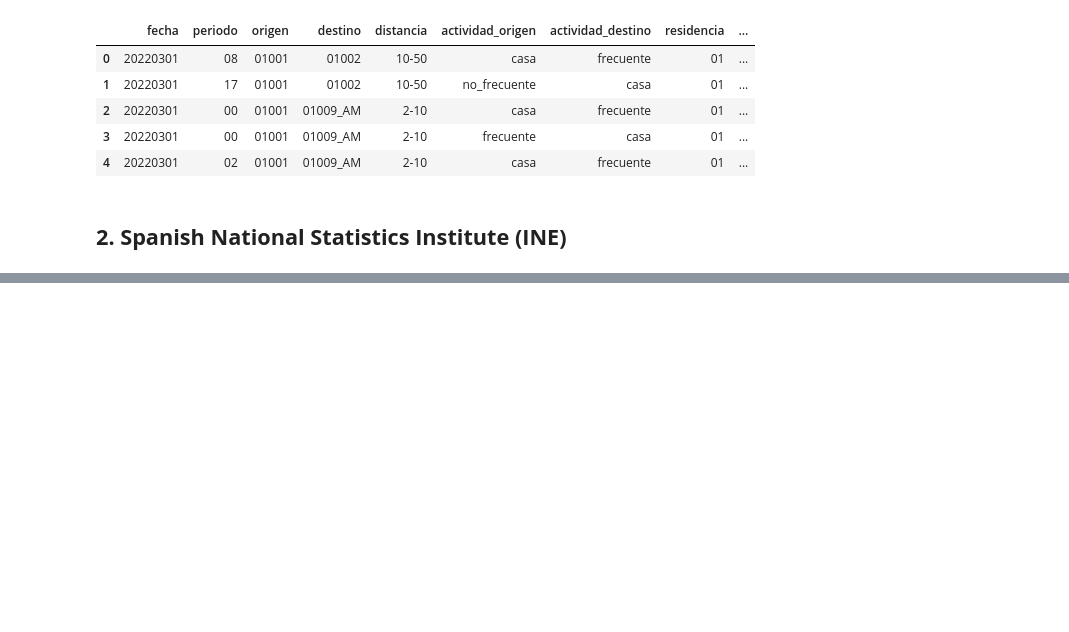
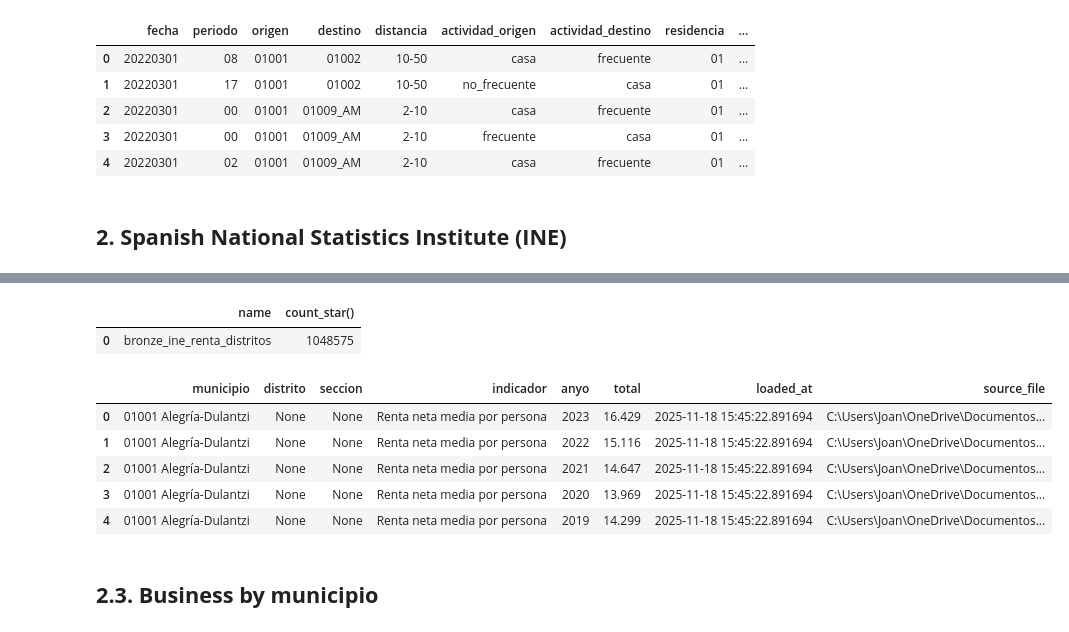
Before and after one commit to bgramaje/muceim-bigdata_project, a Jupyter notebook: notebooks/layers/bronze_v2.ipynb, the cells around one changed output, grey strips where cells are left out. Saved outputs shown, nothing was run; the diff lists cells and outputs as text; code cells hidden in the pictures; blank space fills up the shorter version.

Commit message:
update bronze and new silver

```diff
--- a/notebooks/layers/bronze_v2.ipynb
+++ b/notebooks/layers/bronze_v2.ipynb
@@ -1075,0 +1164,23 @@ SQL("""
+# %%
+SQL("""
+    SELECT 'bronze_ine_renta_distritos' as name, COUNT(*)
+    FROM bronze_ine_renta_distritos;
+""")
+# %% [output]
+|  | name | count_star() |
+| 0 | bronze_ine_renta_distritos | 1048575 |
+# %%
+SQL("""
+    SELECT *
+    FROM bronze_ine_renta_distritos
+    LIMIT 5;
+""")
+# %% [output]
+|  | municipio | distrito | seccion | indicador | anyo | total | loaded_at | source_file |
+| 0 | 01001 Alegría-Dulantzi | None | None | Renta neta media por persona | 2023 | 16.429 | 2025-11-18 15:45:22.891694 | C:\Users\Joan\OneDrive\Documentos... |
+| 1 | 01001 Alegría-Dulantzi | None | None | Renta neta media por persona | 2022 | 15.116 | 2025-11-18 15:45:22.891694 | C:\Users\Joan\OneDrive\Documentos... |
+| 2 | 01001 Alegría-Dulantzi | None | None | Renta neta media por persona | 2021 | 14.647 | 2025-11-18 15:45:22.891694 | C:\Users\Joan\OneDrive\Documentos... |
+| 3 | 01001 Alegría-Dulantzi | None | None | Renta neta media por persona | 2020 | 13.969 | 2025-11-18 15:45:22.891694 | C:\Users\Joan\OneDrive\Documentos... |
+| 4 | 01001 Alegría-Dulantzi | None | None | Renta neta media por persona | 2019 | 14.299 | 2025-11-18 15:45:22.891694 | C:\Users\Joan\OneDrive\Documentos... |
+# %% [markdown]
+<h2 id="business"><b>2.3. Business by municipio</b></h2>
```
Also changed, not shown: parts of 15 cells of this notebook, 7 other files.
